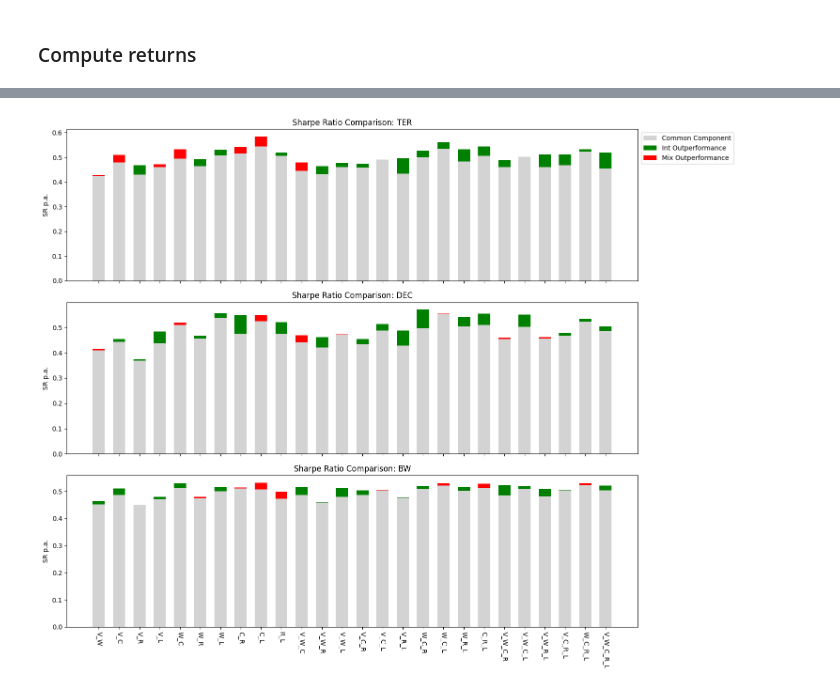
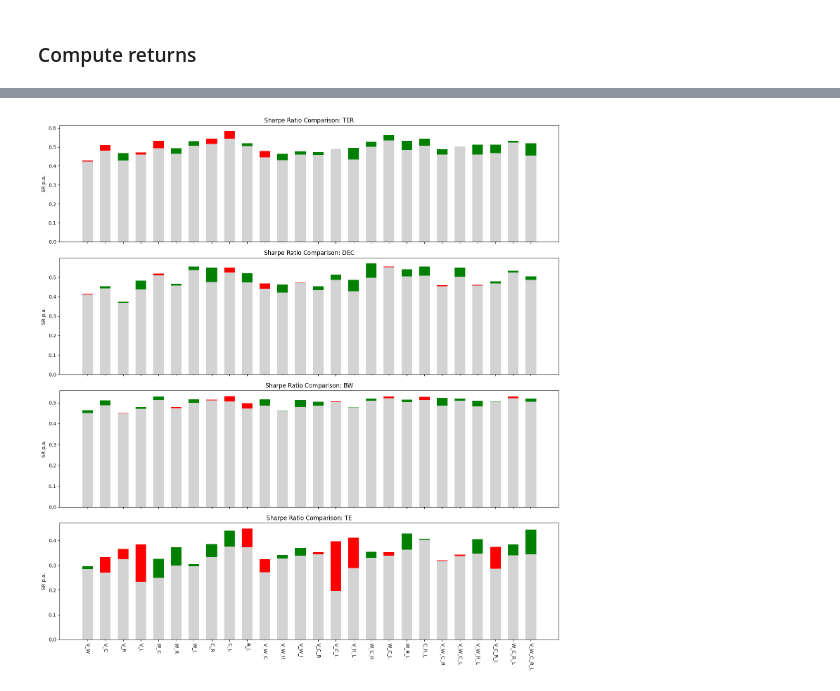
Before and after one commit to christopher-dybdahl/integrated-portfolio-factor-allocation, a Jupyter notebook: notebooks/strategy_returns.ipynb, the cells around one changed output, grey strips where cells are left out. Saved outputs shown, nothing was run; the diff lists cells and outputs as text; code cells hidden in the pictures.

```diff
--- a/notebooks/strategy_returns.ipynb
+++ b/notebooks/strategy_returns.ipynb
@@ -182,8 +193,9 @@ plt.show()
 # %%
 # Get all factor combinations from the dataframe columns
+df_sharpe = pd.read_csv(summary_dir / "sharpe_summary.csv", index_col=0)
 all_factors = df_sharpe.columns.tolist()
-portfolios_to_plot = ["TER", "DEC", "BW"]
+portfolios_to_plot = ["TER", "DEC", "BW", "TE"]
 
 plot_sharpe_comparison(df_sharpe, all_factors, portfolios_to_plot)
 # %% [output]
-[figure, old version]
+[figure, new version]
```
Also changed, not shown: parts of 4 cells of this notebook, 23 other files.
